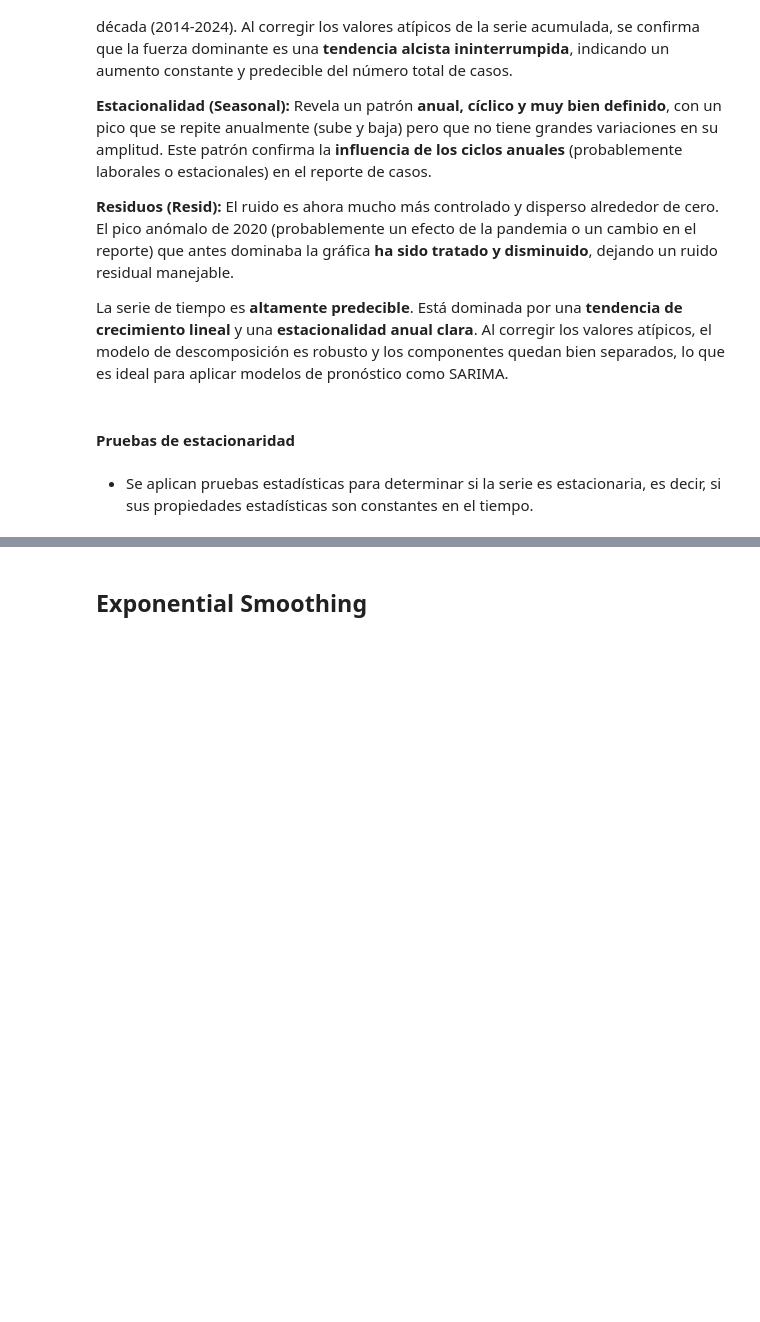
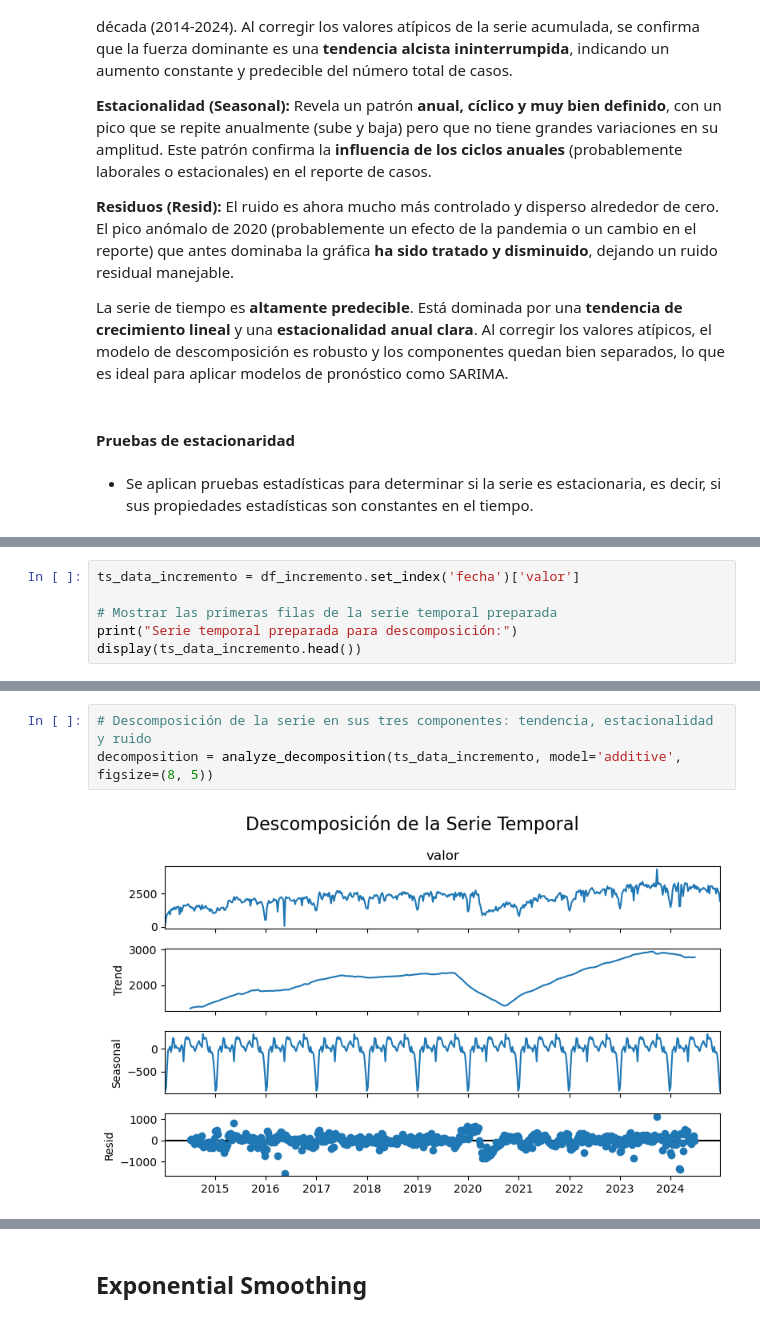
Before and after one commit to AbioticBaton4/proyecto-integrador-mna, a Jupyter notebook: notebooks/modeling/Avance3.Equipo16.ipynb, the cells around one changed output, grey strips where cells are left out. Saved outputs shown, nothing was run; the diff lists cells and outputs as text; blank space fills up the shorter version.

```diff
--- a/notebooks/modeling/Avance3.Equipo16.ipynb
+++ b/notebooks/modeling/Avance3.Equipo16.ipynb
@@ -501,0 +173,6 @@ Existe una **contradicción** entre los resultados: la ADF indica que la serie e
+# %%
+ts_data_incremento = df_incremento.set_index('fecha')['valor']
+
+# Mostrar las primeras filas de la serie temporal preparada
+print("Serie temporal preparada para descomposición:")
+display(ts_data_incremento.head())
@@ -501,0 +188,5 @@ Existe una **contradicción** entre los resultados: la ADF indica que la serie e
+# %%
+# Descomposición de la serie en sus tres componentes: tendencia, estacionalidad y ruido
+decomposition = analyze_decomposition(ts_data_incremento, model='additive', figsize=(8, 5))
+# %% [output]
+[figure, added]
```
Also changed, not shown: parts of 125 cells of this notebook.
